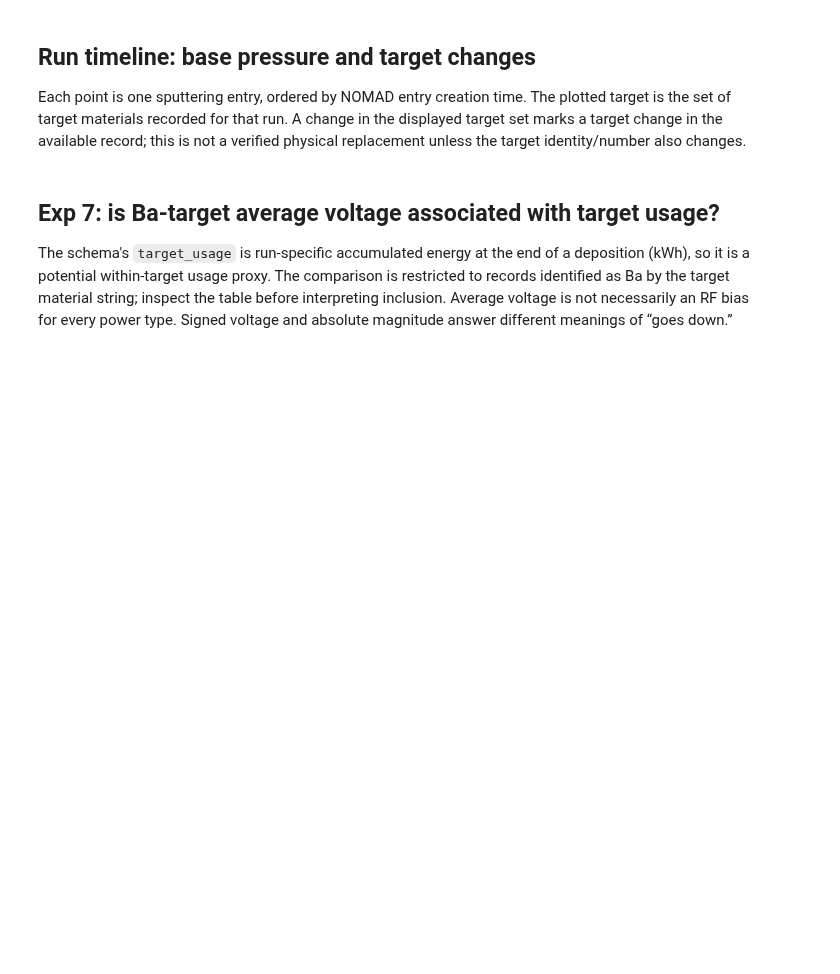
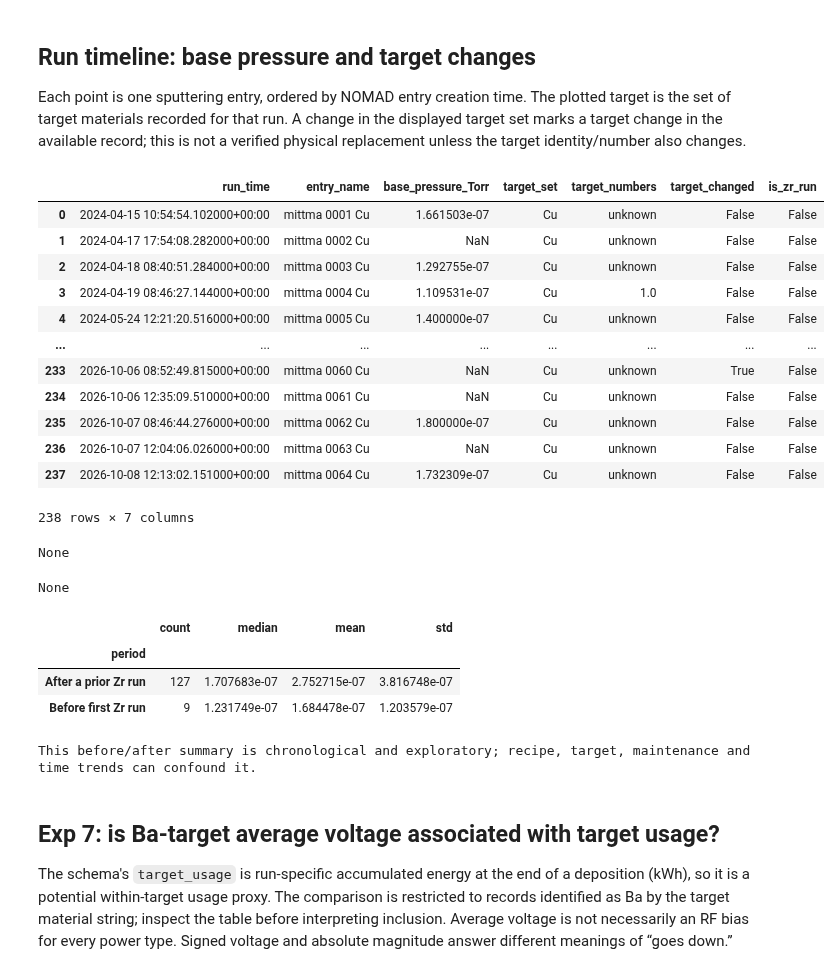
Before and after one commit to DTU-Nanolab-materials-discovery/nomad-dtu-nanolab-plugin, a Jupyter notebook: notebooks/oasis_trends/base_pressure_and_ba_target_bias.ipynb, the cells around one changed output. Saved outputs shown, nothing was run; the diff lists cells and outputs as text; code cells hidden in the pictures; blank space fills up the shorter version.

```diff
--- a/notebooks/oasis_trends/base_pressure_and_ba_target_bias.ipynb
+++ b/notebooks/oasis_trends/base_pressure_and_ba_target_bias.ipynb
@@ -68,6 +72,7 @@ for meta, data in sputter_archives:
             'entry_id': meta.get('entry_id'),
             'entry_name': meta.get('entry_name'),
             'entry_create_time': meta.get('entry_create_time'),
+            'datetime': data.get('datetime'),
             'gun': gun,
             'base_pressure_Torr': (lambda v: None if v is None else v / PA_PER_TORR)(data.get('base_pressure')),
             'target_material': material,
@@ -114,35 +160,56 @@ else:
 
 Each point is one sputtering entry, ordered by NOMAD entry creation time. The plotted target is the set of target materials recorded for that run. A change in the displayed target set marks a target change in the available record; this is not a verified physical replacement unless the target identity/number also changes.
 # %%
-timeline_source = runs.dropna(subset=['entry_create_time']).copy()
+timeline_source = runs.dropna(subset=['datetime']).copy()
 if timeline_source.empty:
-    print('No entry creation timestamps returned; cannot order runs reliably.')
+    print('No deposition start times returned; cannot order runs reliably.')
 else:
-    timeline_source['run_time'] = pd.to_datetime(timeline_source['entry_create_time'], utc=True, errors='coerce')
+    timeline_source['run_time'] = pd.to_datetime(timeline_source['datetime'], utc=True, errors='coerce')
     timeline_source = timeline_source.dropna(subset=['run_time'])
     timeline = timeline_source.groupby('entry_id', as_index=False).agg(
         run_time=('run_time', 'first'), entry_name=('entry_name', 'first'),
         base_pressure_Torr=('base_pressure_Torr', 'first'),
         target_set=('target_material', lambda values: ' + '.join(sorted({str(v) for v in values.dropna()})) or 'unknown'),
         target_numbers=('target_number', lambda values: ', '.join(sorted({str(x) for x in values.dropna()})) or 'unknown'))
     timeline = timeline.sort_values(['run_time', 'entry_id']).reset_index(drop=True)
     timeline['target_changed'] = timeline['target_set'].ne(timeline['target_set'].shift())
     timeline.loc[timeline.index[0], 'target_changed'] = False
     timeline['is_zr_run'] = timeline['target_set'].str.contains(r'(?<![A-Za-z])Zr(?![a-z])', case=False, regex=True)
     timeline['zr_sputtered_before'] = timeline['is_zr_run'].shift(fill_value=False).cummax()
     display(timeline[['run_time',     'entry_name', 'base_pressure_Torr', 'target_set', 'target_numbers', 'target_changed', 'is_zr_run']])
     display(px.scatter(timeline.dropna(subset=['base_pressure_Torr']), x='run_time', y='base_pressure_Torr',
                         color='target_set', symbol='target_changed', hover_data=['entry_name', 'target_numbers', 'is_zr_run'],
                         title='Sputtering run timeline: base pressure and recorded target changes').show())
     display(px.scatter(timeline, x='run_time', y='target_set', color='target_set', symbol='target_changed',
                         hover_data=['entry_name', 'target_numbers'],
                         title='Target material by sputtering run chronology').show())
     # A run's base pressure is measured before that deposition. Exclude Zr runs
     # themselves when comparing subsequent non-Zr runs to earlier non-Zr runs.
     context = timeline[~timeline['is_zr_run'] & timeline['base_pressure_Torr'].notna()].copy()
     context['period'] = context['zr_sputtered_before'].map({False: 'Before first Zr run', True: 'After a prior Zr run'})
     display(context.groupby('period')['base_pressure_Torr'].agg(['count', 'median', 'mean', 'std']))
     print('This before/after summary is chronological and exploratory; recipe, target, maintenance and time trends can confound it.')
+# %% [output]
+|  | run_time | entry_name | base_pressure_Torr | target_set | target_numbers | target_changed | is_zr_run |
+| 0 | 2024-04-15 10:54:54.102000+00:00 | mittma 0001 Cu | 1.661503e-07 | Cu | unknown | False | False |
+| 1 | 2024-04-17 17:54:08.282000+00:00 | mittma 0002 Cu | NaN | Cu | unknown | False | False |
+| 2 | 2024-04-18 08:40:51.284000+00:00 | mittma 0003 Cu | 1.292755e-07 | Cu | unknown | False | False |
+| 3 | 2024-04-19 08:46:27.144000+00:00 | mittma 0004 Cu | 1.109531e-07 | Cu | 1.0 | False | False |
+| 4 | 2024-05-24 12:21:20.516000+00:00 | mittma 0005 Cu | 1.400000e-07 | Cu | unknown | False | False |
+| ... | ... | ... | ... | ... | ... | ... | ... |
+| 233 | 2026-10-06 08:52:49.815000+00:00 | mittma 0060 Cu | NaN | Cu | unknown | True | False |
+| 234 | 2026-10-06 12:35:09.510000+00:00 | mittma 0061 Cu | NaN | Cu | unknown | False | False |
+| 235 | 2026-10-07 08:46:44.276000+00:00 | mittma 0062 Cu | 1.800000e-07 | Cu | unknown | False | False |
+| 236 | 2026-10-07 12:04:06.026000+00:00 | mittma 0063 Cu | NaN | Cu | unknown | False | False |
+| 237 | 2026-10-08 12:13:02.151000+00:00 | mittma 0064 Cu | 1.732309e-07 | Cu | unknown | False | False |
+238 rows × 7 columns
+None
+None
+|  | count | median | mean | std |
+| period |  |  |  |  |
+| After a prior Zr run | 127 | 1.707683e-07 | 2.752715e-07 | 3.816748e-07 |
+| Before first Zr run | 9 | 1.231749e-07 | 1.684478e-07 | 1.203579e-07 |
+This before/after summary is chronological and exploratory; recipe, target, maintenance and time trends can confound it.
 # %% [markdown]
 ## Exp 7: is Ba-target average voltage associated with target usage?
 
```
Also changed, not shown: parts of 4 cells of this notebook, 1 other file.
